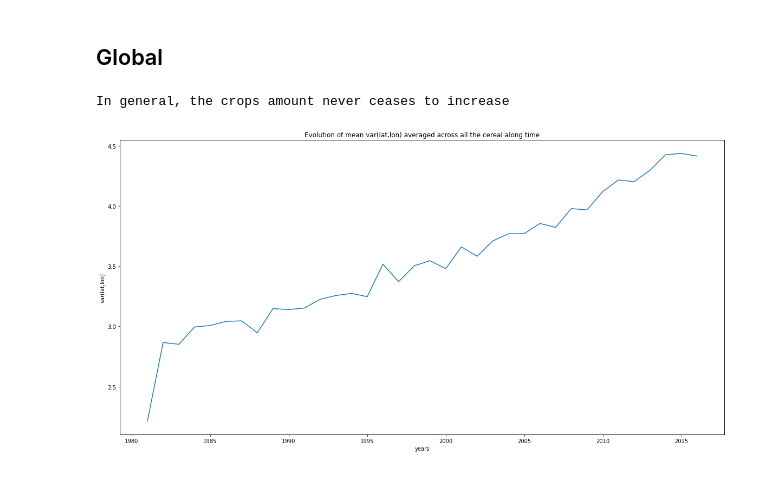
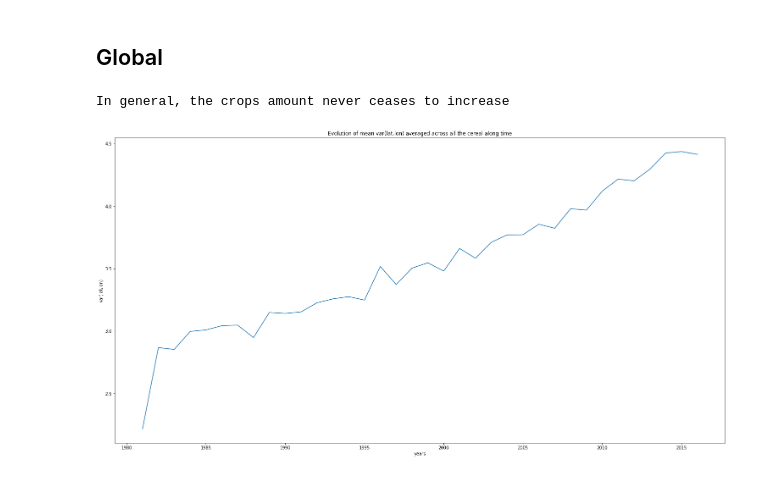
Before and after one commit to pprablanc/crops-cereal-analysis, a Jupyter notebook: analyses.ipynb, the cells around one changed output. Cells and saved outputs as stored; diff of their text form; code cells hidden in the pictures.

```diff
--- a/analyses.ipynb
+++ b/analyses.ipynb
@@ -7,6 +7,7 @@ import os
 import pandas as pd
 import numpy as np
 import netCDF4 as nc
+import matplotlib.pyplot as plt
 
 full_dataset = dict(time=[], cereal=[], nc=[])
 path = 'data'
@@ -20,6 +21,7 @@ with os.scandir(path) as dir_data:
             full_dataset['nc'].append(nc.Dataset(path_f, 'r'))
 
 df = pd.DataFrame(full_dataset)
+df = df.sort_values(['cereal', 'time'], ignore_index=True) # sorting by time
 # %% [markdown]
 # Check data
 # %%
@@ -123,18 +124,19 @@ plot_var(df, cereal='rice', time=2000)
 # %%
 # get evolution of mean var(lat,lon) averaged across all the cereal along time axis
 
 df_by_time = df.groupby(['time'])
 cereal_trend = df_by_time.apply(
     lambda grp: np.mean( [row['var'][:].mean() for row in grp['nc']] )
 )
 
-plt.figure(figsize=(20,10))
-plt.plot(cereal_trend)
-plt.xlabel('years')
-plt.ylabel('var(lat,lon)')
-plt.title('Evolution of mean var(lat,lon) averaged across all the cereal along time')
+fig = plt.figure(figsize=(20,10))
+ax = fig.add_axes([0,0,1,1])
+ax.plot(cereal_trend)
+ax.set_xlabel('years')
+ax.set_ylabel('var(lat,lon)')
+ax.set_title('Evolution of mean var(lat,lon) averaged across all the cereal along time')
 
 print('In general, the crops amount never ceases to increase')
 # %% [output]
 In general, the crops amount never ceases to increase
-[figure, old version]
+[figure, new version]
```
Also changed, not shown: parts of 4 cells of this notebook.
